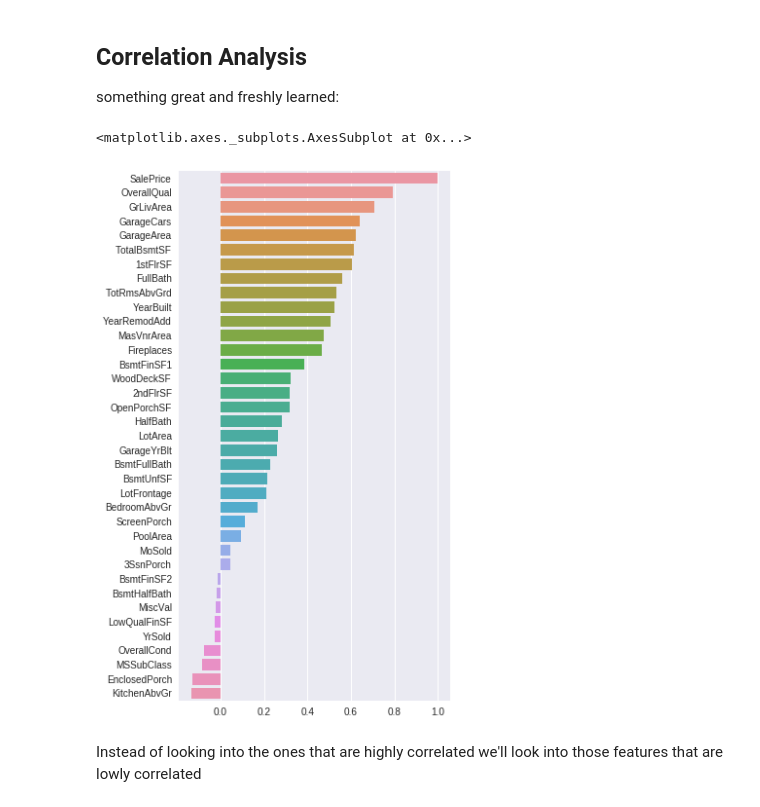
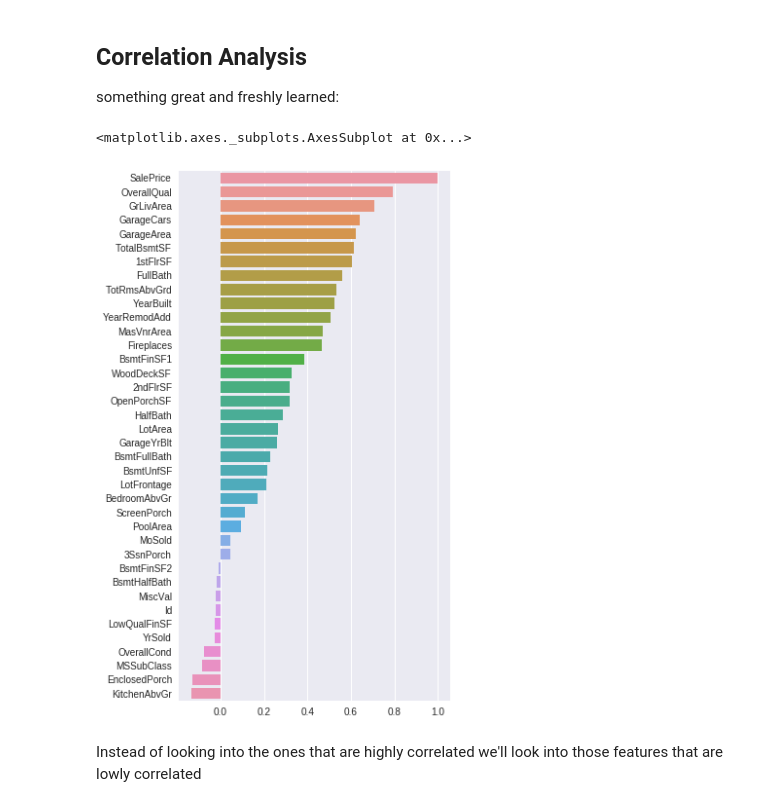
Before and after one commit to leovcunha/house-prices-advanced-regression, a Jupyter notebook: house_prices.ipynb, the cells around one changed output. Cells and saved outputs as stored; diff of their text form; code cells hidden in the pictures.

```diff
--- a/house_prices.ipynb
+++ b/house_prices.ipynb
@@ -119,5 +125,9 @@ X_train.describe()
+# %%
+y_train = X_t.SalePrice.values
+X_t = X_t.drop(['SalePrice'],axis=1)
+X_train2 = pd.concat((X_t, X_predict)).reset_index(drop=True)
 # %%
-missing_data = X_train.isnull().sum().sort_values(ascending=False)
+missing_data = X_train2.isnull().sum().sort_values(ascending=False)
 missing_data=missing_data[missing_data.values > 0]
 print(missing_data)
 # %% [output]
@@ -150,7 +151,3 @@ evaluation: `X_train['PoolQC'].dropna().sample(n=5)`
-# %%
-
-X_train2 = X_train.drop(['Id','PoolQC', 'MiscFeature'], axis=1)
-missing_data = missing_data.drop(['PoolQC', 'MiscFeature'])
 # %%
 [X_train2[x].fillna('No', inplace=True) if X_train2[x].dtype == np.object else X_train2[x].fillna(0, inplace=True) for x in missing_data.index]
 # %% [output]
@@ -215,14 +212,17 @@ memory usage: 889.8+ KB
 # %% [markdown]
 ## Correlation Analysis
 something great and freshly learned:
+# %%
+X_t[X_train2.columns] = X_train2.iloc[0:1459]
+X_t['SalePrice'] = y_train
 # %%
-corr = X_train2.corr()
-corr.sort_values(["SalePrice"], ascending = False, inplace = True)
+corr = X_t.corr()
+corr.sort_values(['SalePrice'], ascending = False, inplace = True)
 plt.figure(figsize=(5,10))
 sns.barplot(corr['SalePrice'].values, corr['SalePrice'].index)
 # %% [output]
 <matplotlib.axes._subplots.AxesSubplot at 0x...>
-[figure, old version]
+[figure, new version]
 # %% [markdown]
 Instead of looking into the ones that are highly correlated we'll look into those features that are lowly correlated
 # %%
```
Also changed, not shown: parts of 37 cells of this notebook.
